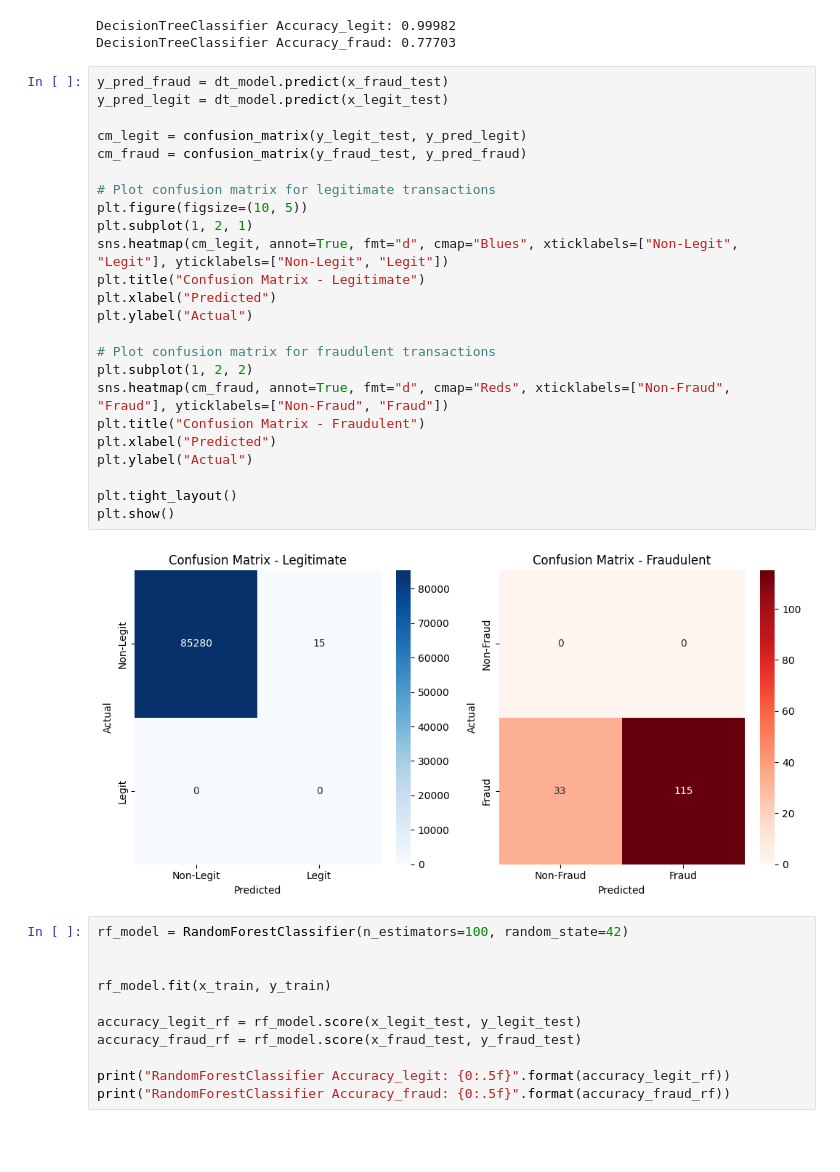
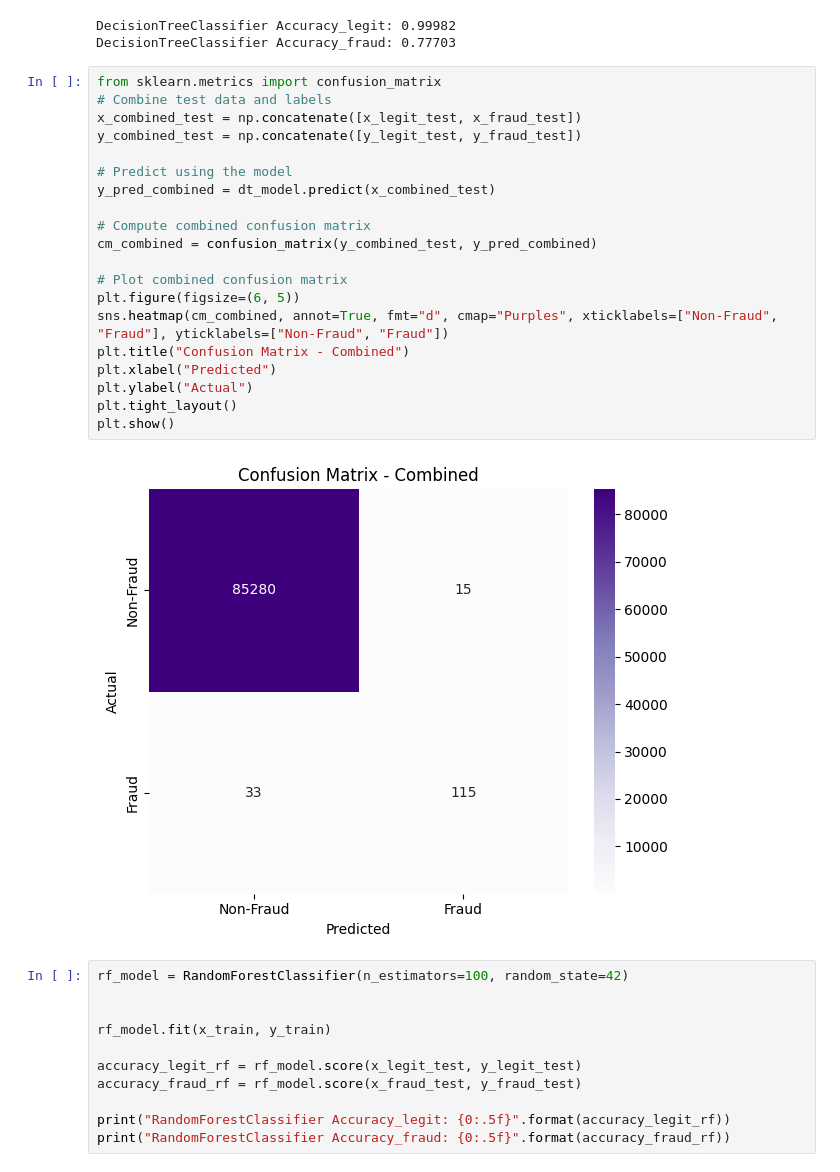
Before and after one commit to sahilf637/PR_201, a Jupyter notebook: Files/Different_Model_Comparison_WithOut_Any_technique.ipynb, the cells around one changed output. Cells and saved outputs as stored; diff of their text form; blank space fills up the shorter version.

```diff
--- a/Files/Different_Model_Comparison_WithOut_Any_technique.ipynb
+++ b/Files/Different_Model_Comparison_WithOut_Any_technique.ipynb
@@ -199,32 +199,28 @@ print("DecisionTreeClassifier Accuracy_fraud: {0:.5f}".format(accuracy_fraud_dt)
 # %% [output]
 DecisionTreeClassifier Accuracy_legit: 0.99982
 DecisionTreeClassifier Accuracy_fraud: 0.77703
-# %%
-y_pred_fraud = dt_model.predict(x_fraud_test)
-y_pred_legit = dt_model.predict(x_legit_test)
-
-cm_legit = confusion_matrix(y_legit_test, y_pred_legit)
-cm_fraud = confusion_matrix(y_fraud_test, y_pred_fraud)
-
-# Plot confusion matrix for legitimate transactions
-plt.figure(figsize=(10, 5))
-plt.subplot(1, 2, 1)
-sns.heatmap(cm_legit, annot=True, fmt="d", cmap="Blues", xticklabels=["Non-Legit", "Legit"], yticklabels=["Non-Legit", "Legit"])
-plt.title("Confusion Matrix - Legitimate")
-plt.xlabel("Predicted")
-plt.ylabel("Actual")
-
-# Plot confusion matrix for fraudulent transactions
-plt.subplot(1, 2, 2)
-sns.heatmap(cm_fraud, annot=True, fmt="d", cmap="Reds", xticklabels=["Non-Fraud", "Fraud"], yticklabels=["Non-Fraud", "Fraud"])
-plt.title("Confusion Matrix - Fraudulent")
-plt.xlabel("Predicted")
-plt.ylabel("Actual")
-
-plt.tight_layout()
-plt.show()
-# %% [output]
-[figure, removed]
+# %%
+from sklearn.metrics import confusion_matrix
+# Combine test data and labels
+x_combined_test = np.concatenate([x_legit_test, x_fraud_test])
+y_combined_test = np.concatenate([y_legit_test, y_fraud_test])
+
+# Predict using the model
+y_pred_combined = dt_model.predict(x_combined_test)
+
+# Compute combined confusion matrix
+cm_combined = confusion_matrix(y_combined_test, y_pred_combined)
+
+# Plot combined confusion matrix
+plt.figure(figsize=(6, 5))
+sns.heatmap(cm_combined, annot=True, fmt="d", cmap="Purples", xticklabels=["Non-Fraud", "Fraud"], yticklabels=["Non-Fraud", "Fraud"])
+plt.title("Confusion Matrix - Combined")
+plt.xlabel("Predicted")
+plt.ylabel("Actual")
+plt.tight_layout()
+plt.show()
+# %% [output]
+[figure, added]
 # %%
 rf_model = RandomForestClassifier(n_estimators=100, random_state=42)
 
```
Also changed, not shown: parts of 17 cells of this notebook, 10 other files.
